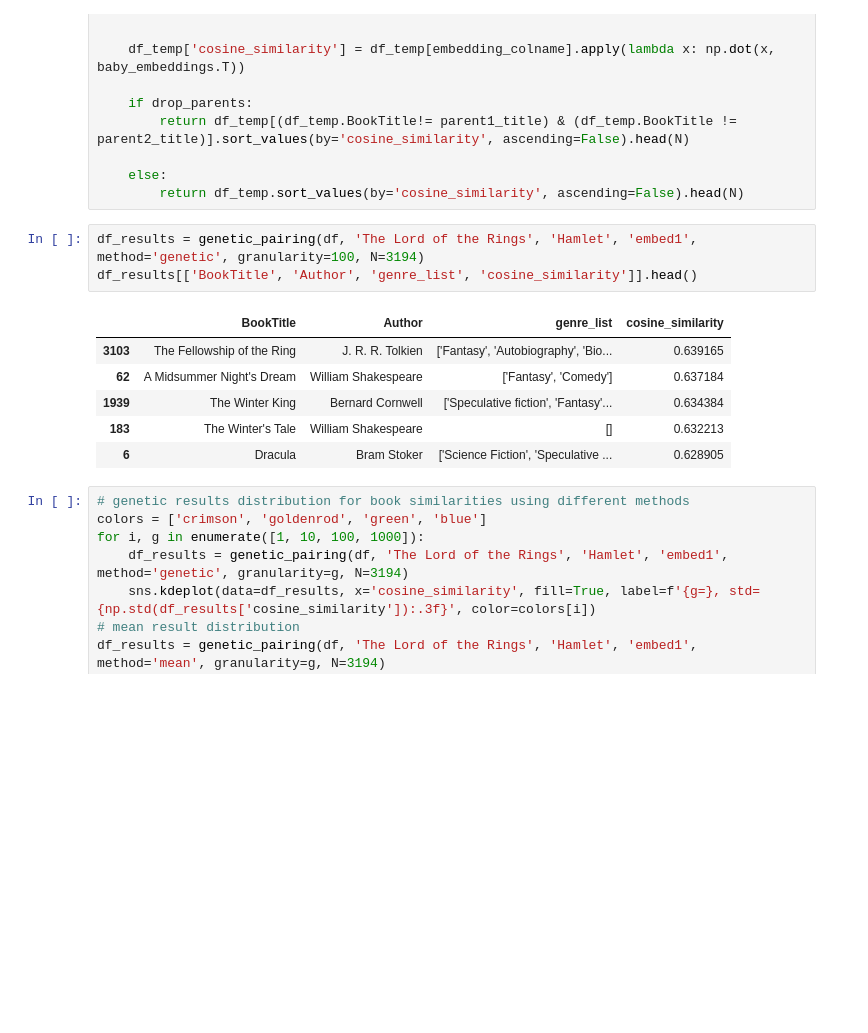
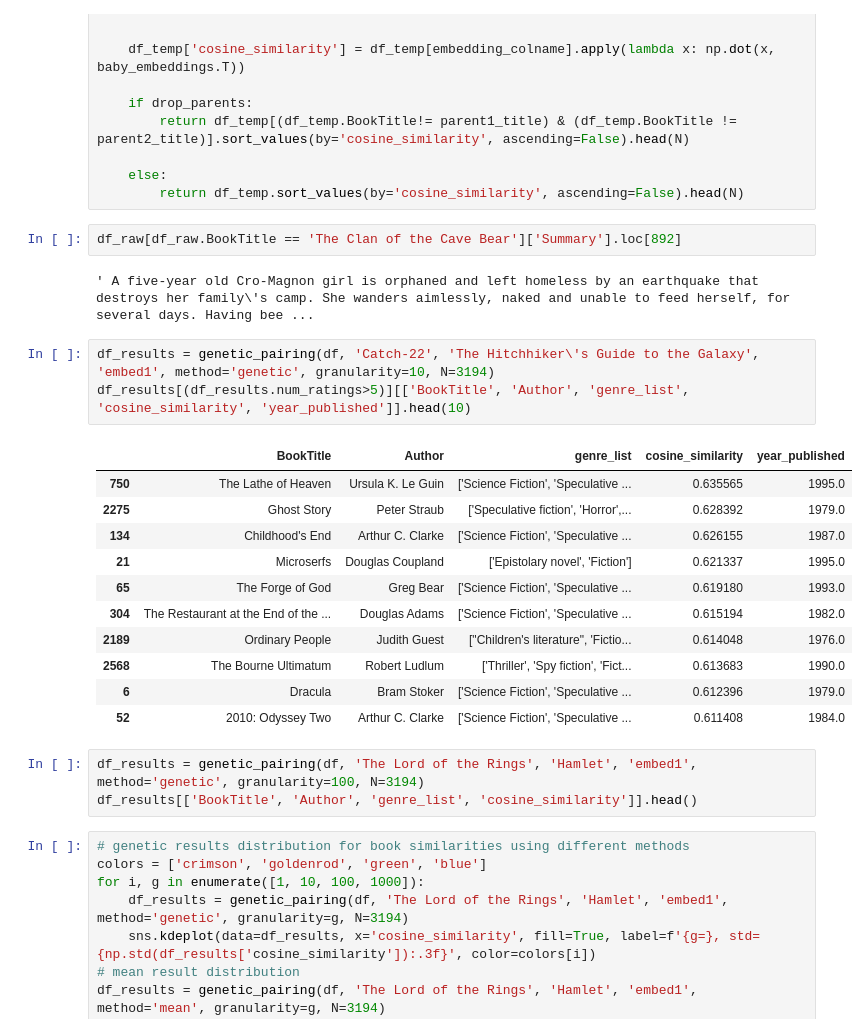
Before and after one commit to zemerica/book_babies, a Jupyter notebook: BookBabies_Embeddings1.ipynb, the cells around one changed output. Drawn from its saved outputs; the diff is of its cells as text; blank space fills up the shorter version.

```diff
--- a/BookBabies_Embeddings1.ipynb
+++ b/BookBabies_Embeddings1.ipynb
@@ -321,16 +321,28 @@ def genetic_pairing(df,
 
     else:
         return df_temp.sort_values(by='cosine_similarity', ascending=False).head(N)
+# %%
+df_raw[df_raw.BookTitle == 'The Clan of the Cave Bear']['Summary'].loc[892]
+# %% [output]
+' A five-year old Cro-Magnon girl is orphaned and left homeless by an earthquake that destroys her family\'s camp. She wanders aimlessly, naked and unable to feed herself, for several days. Having bee ...
 # %%
-df_results = genetic_pairing(df, 'The Lord of the Rings', 'Hamlet', 'embed1', method='genetic', granularity=100, N=3194)
-df_results[['BookTitle', 'Author', 'genre_list', 'cosine_similarity']].head()
+df_results = genetic_pairing(df, 'Catch-22', 'The Hitchhiker\'s Guide to the Galaxy', 'embed1', method='genetic', granularity=10, N=3194)
+df_results[(df_results.num_ratings>5)][['BookTitle', 'Author', 'genre_list', 'cosine_similarity', 'year_published']].head(10)
 # %% [output]
-|  | BookTitle | Author | genre_list | cosine_similarity |
-| 3103 | The Fellowship of the Ring | J. R. R. Tolkien | ['Fantasy', 'Autobiography', 'Bio... | 0.639165 |
-| 62 | A Midsummer Night's Dream | William Shakespeare | ['Fantasy', 'Comedy'] | 0.637184 |
-| 1939 | The Winter King | Bernard Cornwell | ['Speculative fiction', 'Fantasy'... | 0.634384 |
-| 183 | The Winter's Tale | William Shakespeare | [] | 0.632213 |
-| 6 | Dracula | Bram Stoker | ['Science Fiction', 'Speculative ... | 0.628905 |
+|  | BookTitle | Author | genre_list | cosine_similarity | year_published |
+| 750 | The Lathe of Heaven | Ursula K. Le Guin | ['Science Fiction', 'Speculative ... | 0.635565 | 1995.0 |
+| 2275 | Ghost Story | Peter Straub | ['Speculative fiction', 'Horror',... | 0.628392 | 1979.0 |
+| 134 | Childhood's End | Arthur C. Clarke | ['Science Fiction', 'Speculative ... | 0.626155 | 1987.0 |
+| 21 | Microserfs | Douglas Coupland | ['Epistolary novel', 'Fiction'] | 0.621337 | 1995.0 |
+| 65 | The Forge of God | Greg Bear | ['Science Fiction', 'Speculative ... | 0.619180 | 1993.0 |
+| 304 | The Restaurant at the End of the ... | Douglas Adams | ['Science Fiction', 'Speculative ... | 0.615194 | 1982.0 |
+| 2189 | Ordinary People | Judith Guest | ["Children's literature", 'Fictio... | 0.614048 | 1976.0 |
+| 2568 | The Bourne Ultimatum | Robert Ludlum | ['Thriller', 'Spy fiction', 'Fict... | 0.613683 | 1990.0 |
+| 6 | Dracula | Bram Stoker | ['Science Fiction', 'Speculative ... | 0.612396 | 1979.0 |
+| 52 | 2010: Odyssey Two | Arthur C. Clarke | ['Science Fiction', 'Speculative ... | 0.611408 | 1984.0 |
+# %%
+df_results = genetic_pairing(df, 'The Lord of the Rings', 'Hamlet', 'embed1', method='genetic', granularity=100, N=3194)
+df_results[['BookTitle', 'Author', 'genre_list', 'cosine_similarity']].head()
 # %%
 # genetic results distribution for book similarities using different methods
 colors = ['crimson', 'goldenrod', 'green', 'blue']
```
Also changed, not shown: parts of 1 cell of this notebook, 8 other files.
